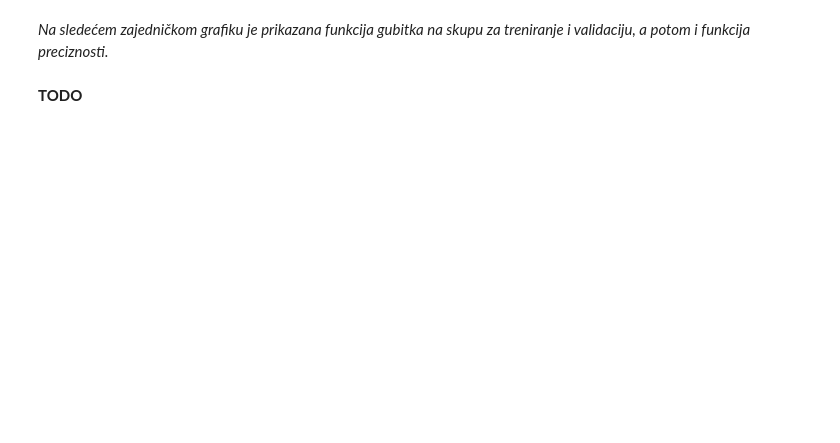
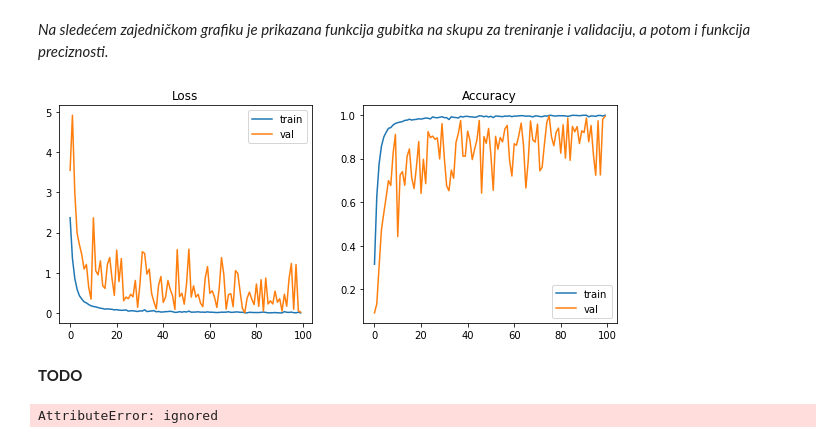
Before and after one commit to zokaaagajich/SignLanguage-ML, a Jupyter notebook: signLanguage-ML.ipynb, the cells around one changed output. Drawn from its saved outputs; the diff is of its cells as text; code cells hidden in the pictures; blank space fills up the shorter version.

Commit message:
Add alexnet fix and refactoring

```diff
--- a/signLanguage-ML.ipynb
+++ b/signLanguage-ML.ipynb
@@ -625,0 +577,3 @@ _________________________________________________________________
+# %%
+alexnet_model.summary()
+alexnet_model.compile(loss='categorical_crossentropy', optimizer=optimizers.Adam(learning_rate=0.001), metrics=['accuracy'])
@@ -632,14 +604,9 @@ _________________________________________________________________
 
 Za evaluaciju mreže koristimo **preciznost**.
 # %%
-alex_model.compile(loss='categorical_crossentropy', optimizer=optimizers.Adam(learning_rate=0.001), metrics=['accuracy'])
+alexnet_model.compile(loss='categorical_crossentropy', optimizer=optimizers.Adam(learning_rate=0.001), metrics=['accuracy'])
-# %%
-X_train = resizeData(X_train, size=(224,224))
-X_test = resizeData(X_test, size=(224,224))
-y_train = resizeData(y_train, size=(224,224))
-y_test = resizeData(y_test, size=(224,224))
 # %%
-alex_history = alex_model.fit(X_train, y_train,
+alex_history_new = alexnet_model.fit(X_train, y_train,
                     batch_size=128,
                     epochs=100,
                     verbose=1,
@@ -667,10 +633,14 @@ KeyboardInterrupt: ignored
 # %% [markdown]
 *Na sledećem zajedničkom grafiku je prikazana funkcija gubitka na skupu za treniranje i validaciju, a potom i funkcija preciznosti.*
 # %%
-plot_loss_accuracy(100, alex_history)
+plot_loss_accuracy(100, alex_history_new)
+# %% [output]
+[figure, added]
 # %% [markdown]
 **TODO**
 # %%
-show_classification_report(alex_model, X_test, y_test)
+show_classification_report(alex_history_new, X_test, y_test)
+# %% [output]
+AttributeError: ignored
 # %%
 # Evaluate model
```
Also changed, not shown: parts of 12 cells of this notebook.
